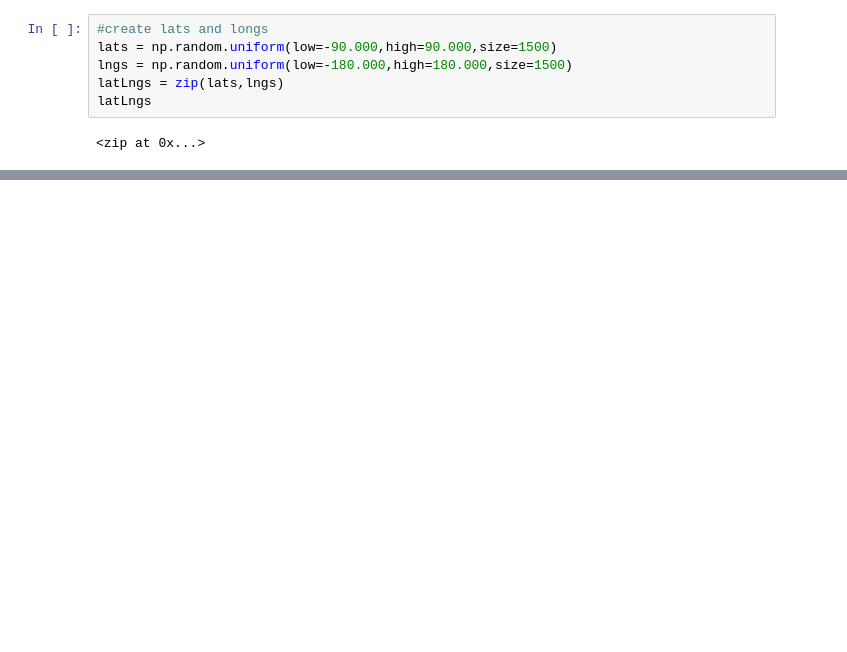
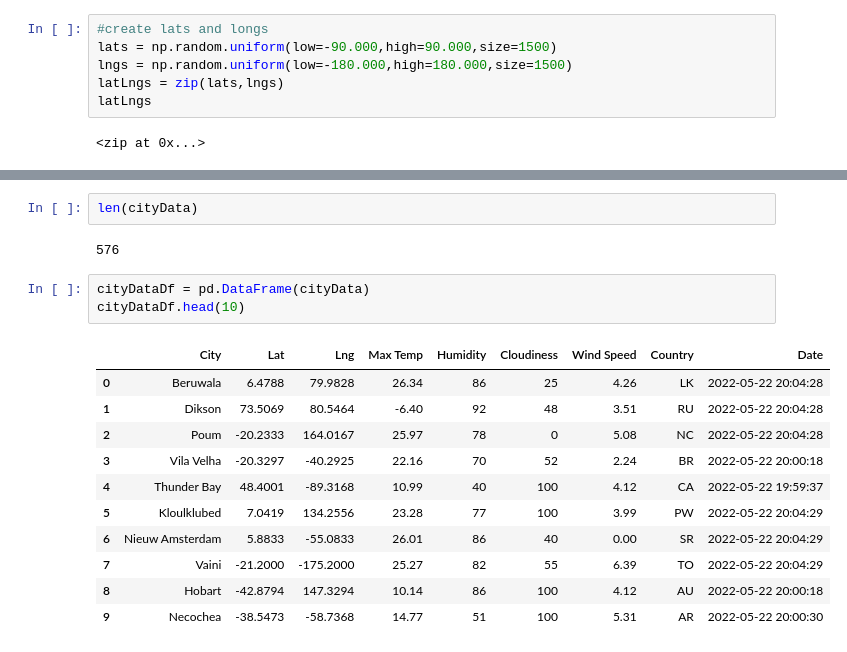
Before and after one commit to jnels4/world_weather_analysis, a Jupyter notebook: WeatherPy.ipynb, the cells around one changed output, grey strips where cells are left out. Cells and saved outputs as stored; diff of their text form; blank space fills up the shorter version.

Commit message:
Adding weather data csv, updated project to pull wether data for 500+ cities around the world, loaded that into data frame

```diff
--- a/WeatherPy.ipynb
+++ b/WeatherPy.ipynb
@@ -69,0 +147,19 @@ len(cities)
+# %%
+len(cityData)
+# %% [output]
+576
+# %%
+cityDataDf = pd.DataFrame(cityData)
+cityDataDf.head(10)
+# %% [output]
+|  | City | Lat | Lng | Max Temp | Humidity | Cloudiness | Wind Speed | Country | Date |
+| 0 | Beruwala | 6.4788 | 79.9828 | 26.34 | 86 | 25 | 4.26 | LK | 2022-05-22 20:04:28 |
+| 1 | Dikson | 73.5069 | 80.5464 | -6.40 | 92 | 48 | 3.51 | RU | 2022-05-22 20:04:28 |
+| 2 | Poum | -20.2333 | 164.0167 | 25.97 | 78 | 0 | 5.08 | NC | 2022-05-22 20:04:28 |
+| 3 | Vila Velha | -20.3297 | -40.2925 | 22.16 | 70 | 52 | 2.24 | BR | 2022-05-22 20:00:18 |
+| 4 | Thunder Bay | 48.4001 | -89.3168 | 10.99 | 40 | 100 | 4.12 | CA | 2022-05-22 19:59:37 |
+| 5 | Kloulklubed | 7.0419 | 134.2556 | 23.28 | 77 | 100 | 3.99 | PW | 2022-05-22 20:04:29 |
+| 6 | Nieuw Amsterdam | 5.8833 | -55.0833 | 26.01 | 86 | 40 | 0.00 | SR | 2022-05-22 20:04:29 |
+| 7 | Vaini | -21.2000 | -175.2000 | 25.27 | 82 | 55 | 6.39 | TO | 2022-05-22 20:04:29 |
+| 8 | Hobart | -42.8794 | 147.3294 | 10.14 | 86 | 100 | 4.12 | AU | 2022-05-22 20:00:18 |
+| 9 | Necochea | -38.5473 | -58.7368 | 14.77 | 51 | 100 | 5.31 | AR | 2022-05-22 20:00:30 |
```
Also changed, not shown: parts of 7 cells of this notebook, 1 other file.
